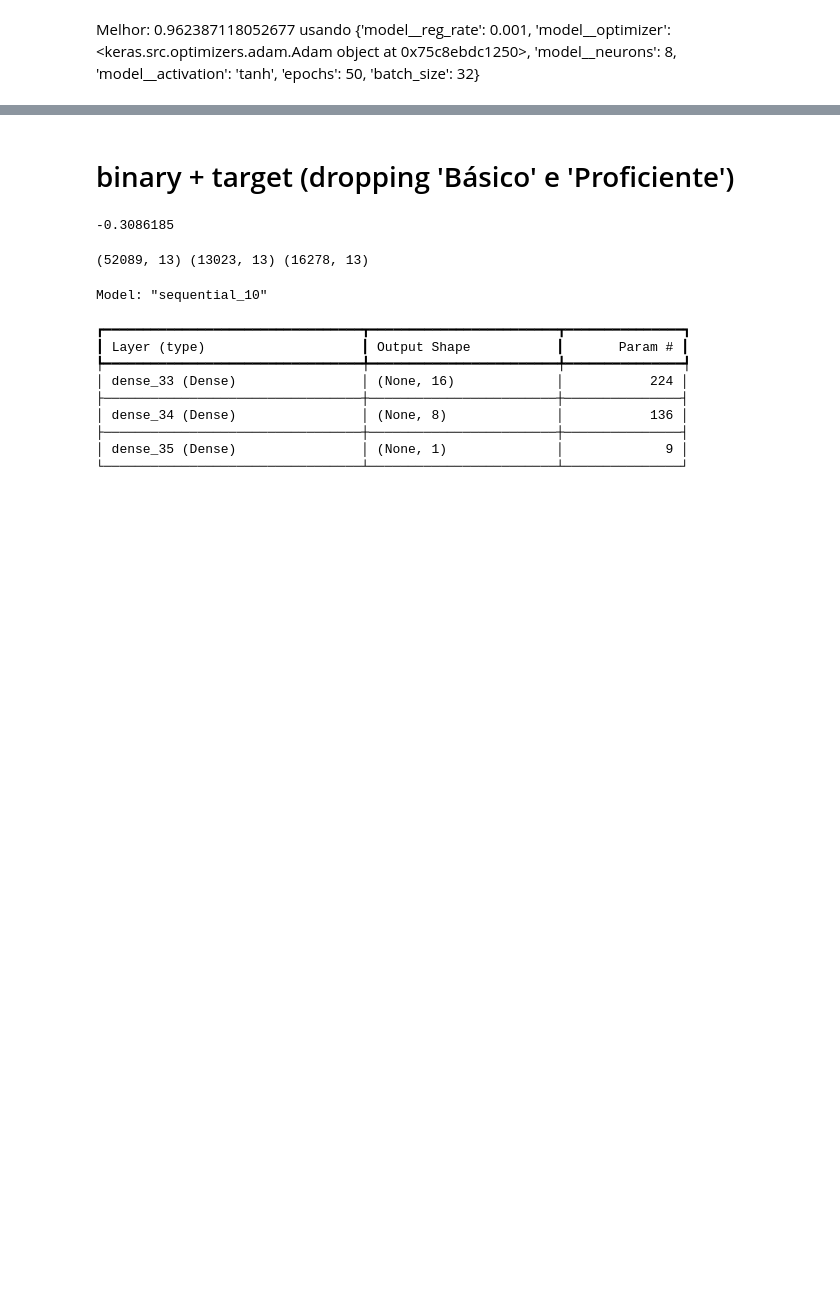
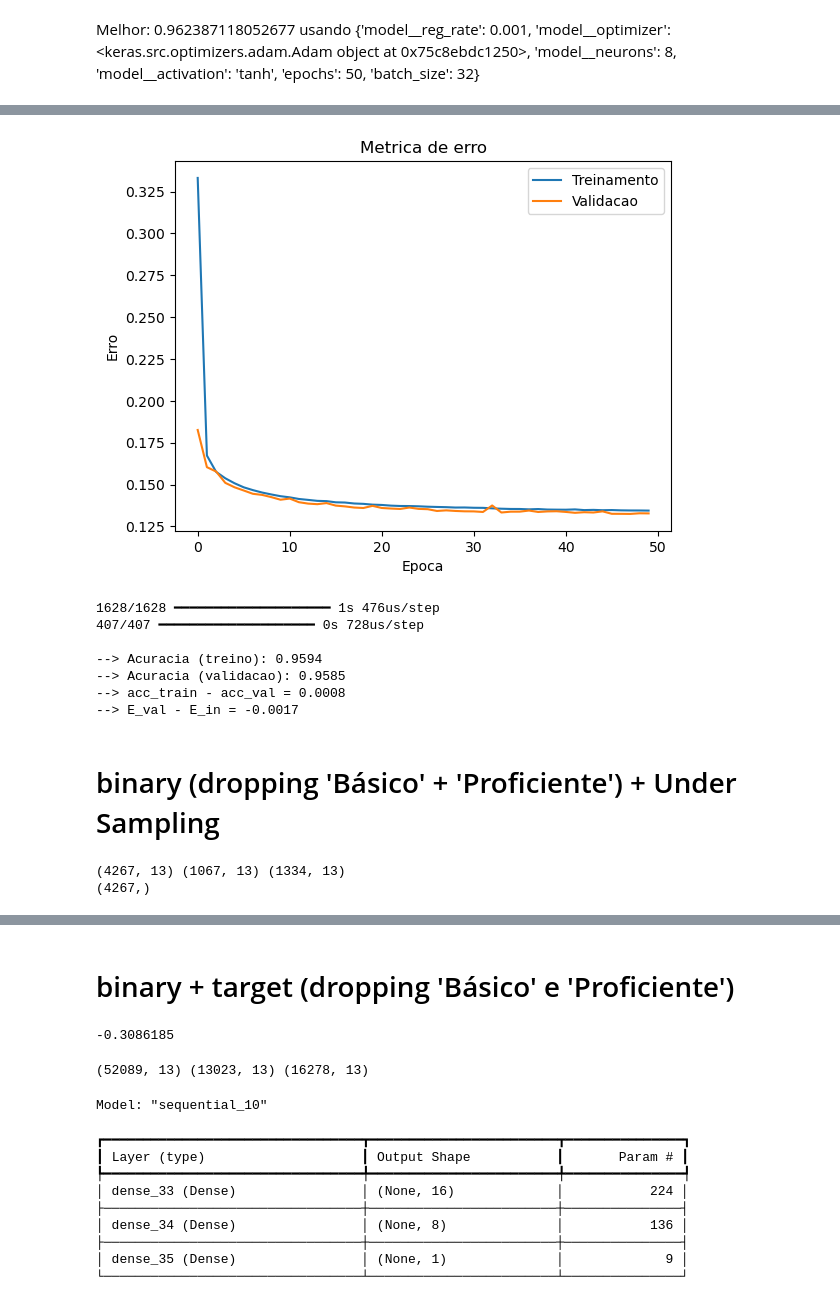
Before and after one commit to JamboTechUFPB/SAEB_Classificador, a Jupyter notebook: models/ANN/main.ipynb, the cells around one changed output, grey strips where cells are left out. Saved outputs shown, nothing was run; the diff lists cells and outputs as text; code cells hidden in the pictures; blank space fills up the shorter version.

```diff
--- a/models/ANN/main.ipynb
+++ b/models/ANN/main.ipynb
@@ -836,7 +836,9 @@ _df = df.copy()
 _df = _df[_df['desempenho_aluno'] != 'Proficiente']
 _df = _df[_df['desempenho_aluno'] != 'Básico']
 # %%
-X = _df.drop(columns=exclude + ['desempenho_aluno_cat', 'proficiencia', 'target'])
+if 'target' in _df.columns:
+    _df = _df.drop(columns=['target'])
+X = _df.drop(columns=exclude + ['desempenho_aluno_cat', 'proficiencia'])
 y = _df['desempenho_aluno_cat']
 
 X = X.astype(int)
@@ -918,0 +938,33 @@ Melhor: 0.962387118052677 usando {'model__reg_rate': 0.001, 'model__optimizer':
+# %%
+import matplotlib.pyplot as plt
+from sklearn.metrics import accuracy_score
+
+plt.plot(history.history['loss'])
+plt.plot(history.history['val_loss'])
+plt.title('Metrica de erro')
+plt.ylabel('Erro')
+plt.xlabel('Epoca')
+plt.legend(['Treinamento', 'Validacao'])
+plt.show()
+
+pred = np.round(model.predict(X_train))
+acc_train = accuracy_score(y_train, pred)
+
+pred = np.round(model.predict(X_val))
+acc_val = accuracy_score(y_val, pred)
+
+print(f'\n--> Acuracia (treino): {acc_train:.4f}')
+print(f'--> Acuracia (validacao): {acc_val:.4f}')
+print(f"--> acc_train - acc_val = {acc_train - acc_val:.4f}")
+print(f"--> E_val - E_in = {(history.history['val_loss'][-1] - history.history['loss'][-1]):.4f}")
+# %% [output]
+[figure, added]
+1628/1628 ━━━━━━━━━━━━━━━━━━━━ 1s 476us/step
+407/407 ━━━━━━━━━━━━━━━━━━━━ 0s 728us/step
+
+--> Acuracia (treino): 0.9594
+--> Acuracia (validacao): 0.9585
+--> acc_train - acc_val = 0.0008
+--> E_val - E_in = -0.0017
+# %% [markdown]
+# binary (dropping 'Básico' + 'Proficiente') + Under Sampling
@@ -918,0 +996,6 @@ Melhor: 0.962387118052677 usando {'model__reg_rate': 0.001, 'model__optimizer':
+# %%
+print(X_train.shape, X_val.shape, X_test.shape)
+print(y_train.shape)
+# %% [output]
+(4267, 13) (1067, 13) (1334, 13)
+(4267,)
```
Also changed, not shown: parts of 13 cells of this notebook, 2 other files.
